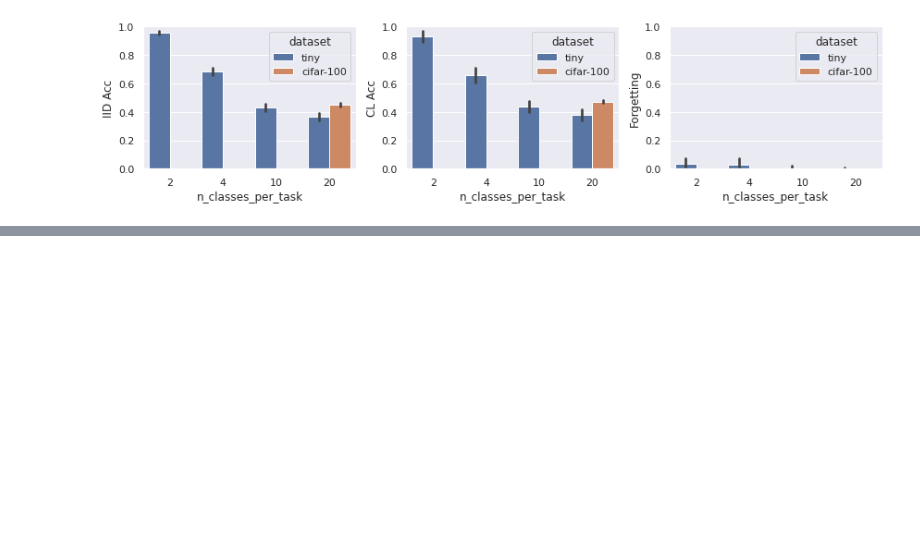
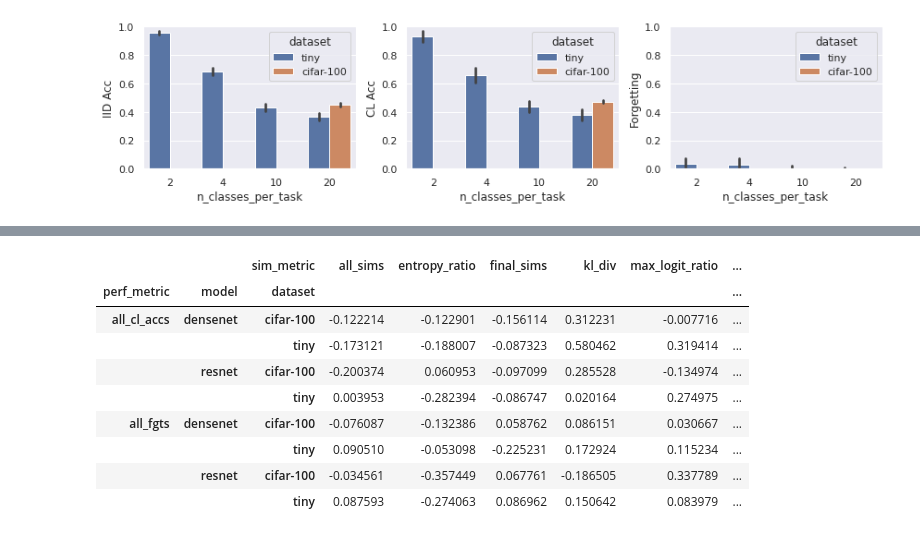
Before and after one commit to salemohamedo/tasksim, a Jupyter notebook: notebooks/tasksim_5_task.ipynb, the cells around one changed output, grey strips where cells are left out. Cells and saved outputs as stored; diff of their text form; code cells hidden in the pictures; blank space fills up the shorter version.

```diff
--- a/notebooks/tasksim_5_task.ipynb
+++ b/notebooks/tasksim_5_task.ipynb
@@ -47,0 +69,13 @@ for perf_metric in corr_df['perf_metric'].unique():
+# %%
+df_style.rename(index={'max_logit_ratio': 'logit_ratio'})
+# %% [output]
+|  |  | sim_metric | all_sims | entropy_ratio | final_sims | kl_div | max_logit_ratio | ... |
+| perf_metric | model | dataset |  |  |  |  |  | ... |
+| all_cl_accs | densenet | cifar-100 | -0.122214 | -0.122901 | -0.156114 | 0.312231 | -0.007716 | ... |
+|  |  | tiny | -0.173121 | -0.188007 | -0.087323 | 0.580462 | 0.319414 | ... |
+|  | resnet | cifar-100 | -0.200374 | 0.060953 | -0.097099 | 0.285528 | -0.134974 | ... |
+|  |  | tiny | 0.003953 | -0.282394 | -0.086747 | 0.020164 | 0.274975 | ... |
+| all_fgts | densenet | cifar-100 | -0.076087 | -0.132386 | 0.058762 | 0.086151 | 0.030667 | ... |
+|  |  | tiny | 0.090510 | -0.053098 | -0.225231 | 0.172924 | 0.115234 | ... |
+|  | resnet | cifar-100 | -0.034561 | -0.357449 | 0.067761 | -0.186505 | 0.337789 | ... |
+|  |  | tiny | 0.087593 | -0.274063 | 0.086962 | 0.150642 | 0.083979 | ... |
```
Also changed, not shown: parts of 4 cells of this notebook, 14 other files.
